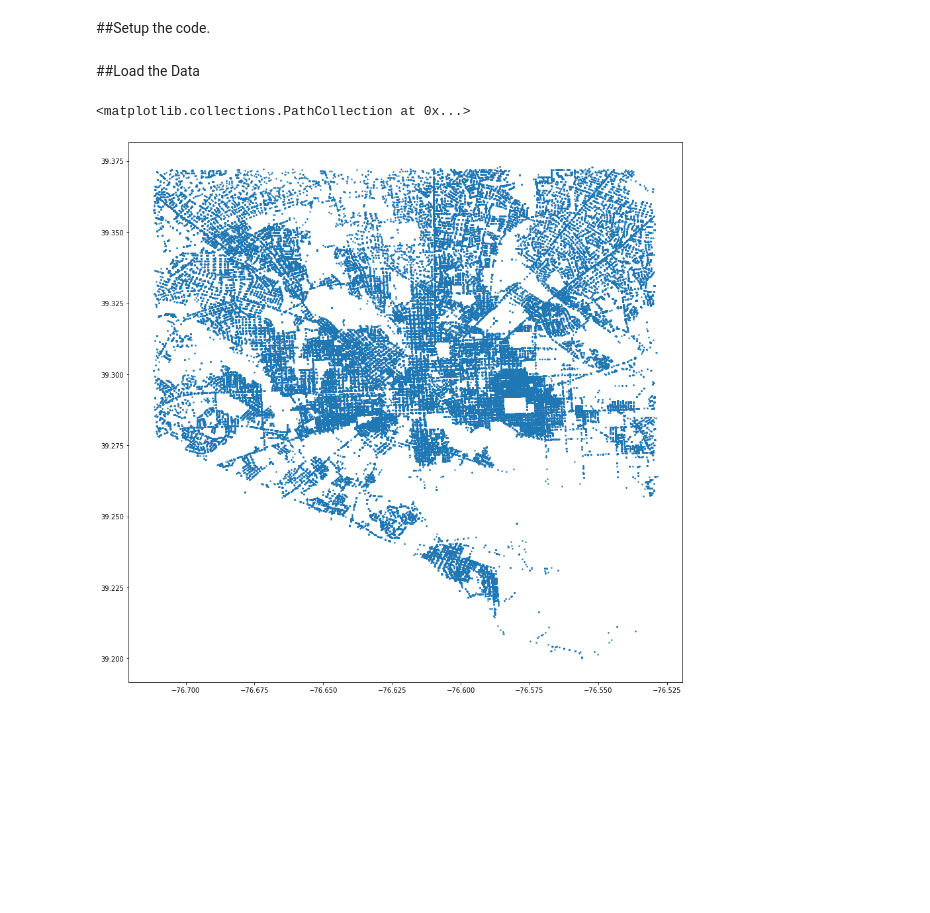
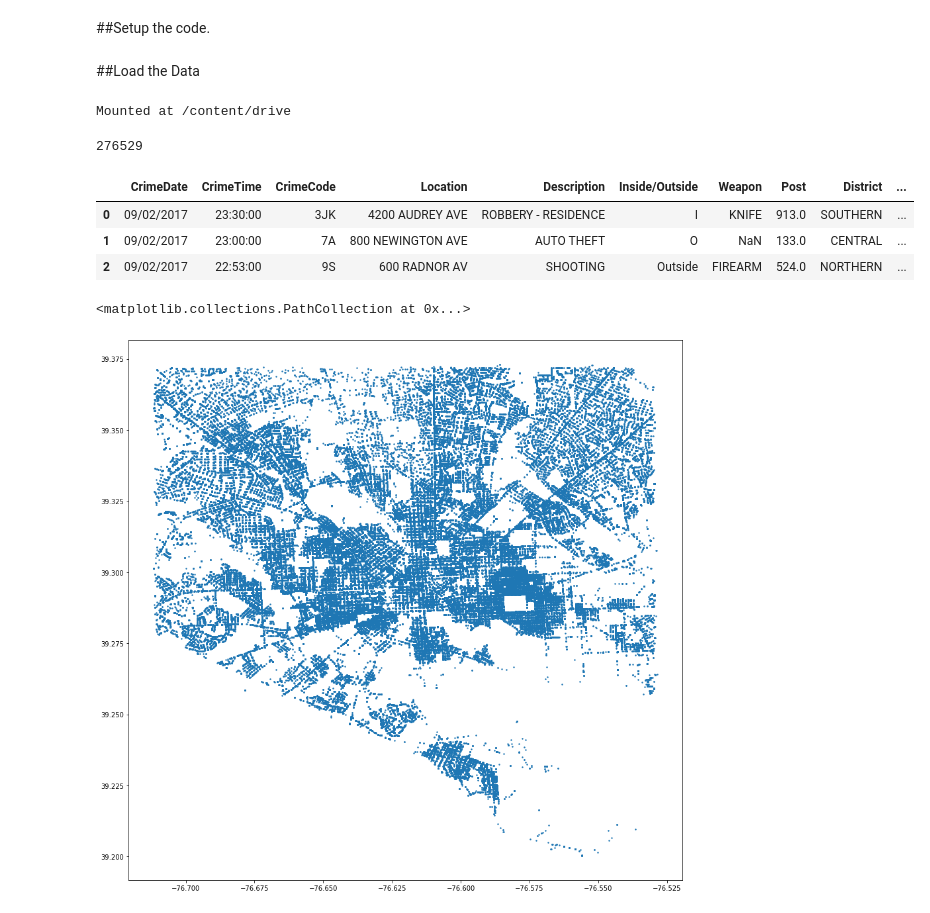
Before and after one commit to MeredithGao/ML-23, a Jupyter notebook: HW5/hw5_lab.ipynb, the cells around one changed output. Drawn from its saved outputs; the diff is of its cells as text; code cells hidden in the pictures; blank space fills up the shorter version.

```diff
--- a/HW5/hw5_lab.ipynb
+++ b/HW5/hw5_lab.ipynb
@@ -15,13 +15,24 @@ import pandas as pd
 from matplotlib import pyplot as plt
 # %% [markdown]
 ##Load the Data
+# %%
+from google.colab import drive
+drive.mount('/content/drive')
+# %% [output]
+Mounted at /content/drive
 # %%
-df = pd.read_csv("BPD_2012_2017.csv")
+df = pd.read_csv("/content/drive/MyDrive/BPD_2012_2017.csv")
 print(len(df))
 # Drop missing values
 df = df.dropna(subset=['Longitude', 'Latitude'])
 # Show first 3 rows
 df.head(3)
+# %% [output]
+276529
+|  | CrimeDate | CrimeTime | CrimeCode | Location | Description | Inside/Outside | Weapon | Post | District | ... |
+| 0 | 09/02/2017 | 23:30:00 | 3JK | 4200 AUDREY AVE | ROBBERY - RESIDENCE | I | KNIFE | 913.0 | SOUTHERN | ... |
+| 1 | 09/02/2017 | 23:00:00 | 7A | 800 NEWINGTON AVE | AUTO THEFT | O | NaN | 133.0 | CENTRAL | ... |
+| 2 | 09/02/2017 | 22:53:00 | 9S | 600 RADNOR AV | SHOOTING | Outside | FIREARM | 524.0 | NORTHERN | ... |
 # %%
 X = df[['Longitude', 'Latitude']].to_numpy()
 # We don't need a test set for this task, so we use the whole dataset as the training set
```
Also changed, not shown: parts of 6 cells of this notebook.
